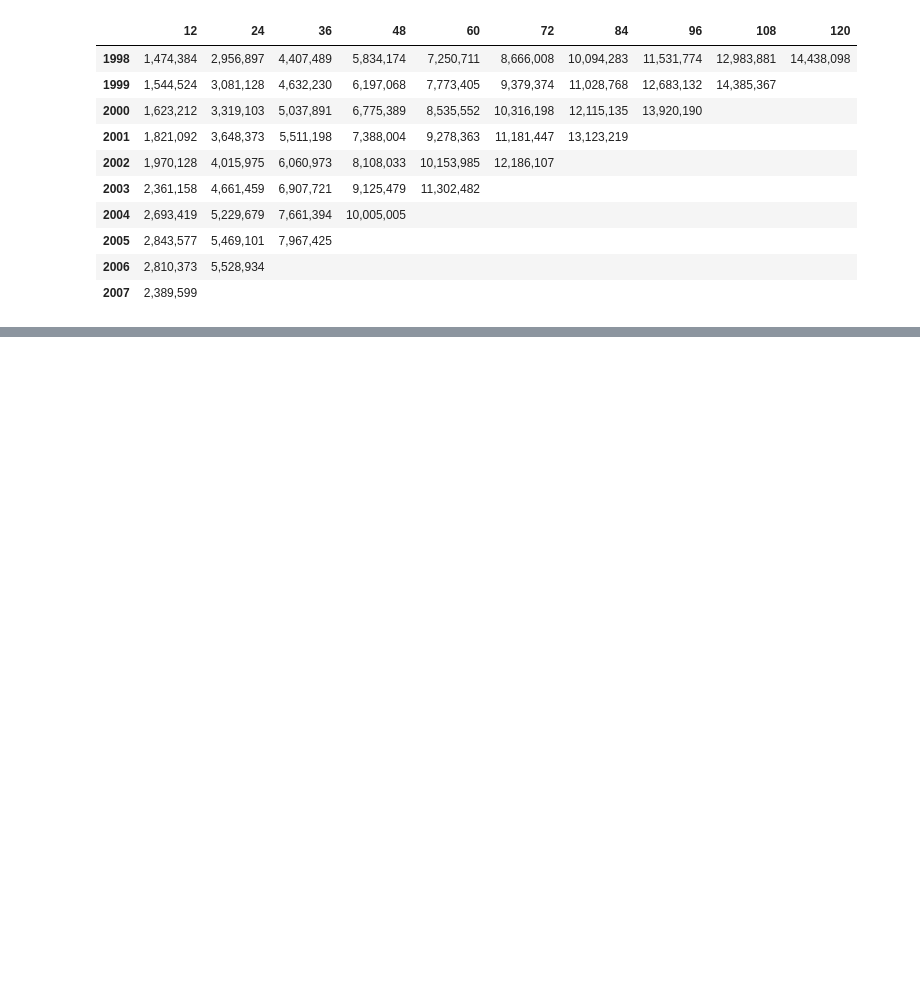
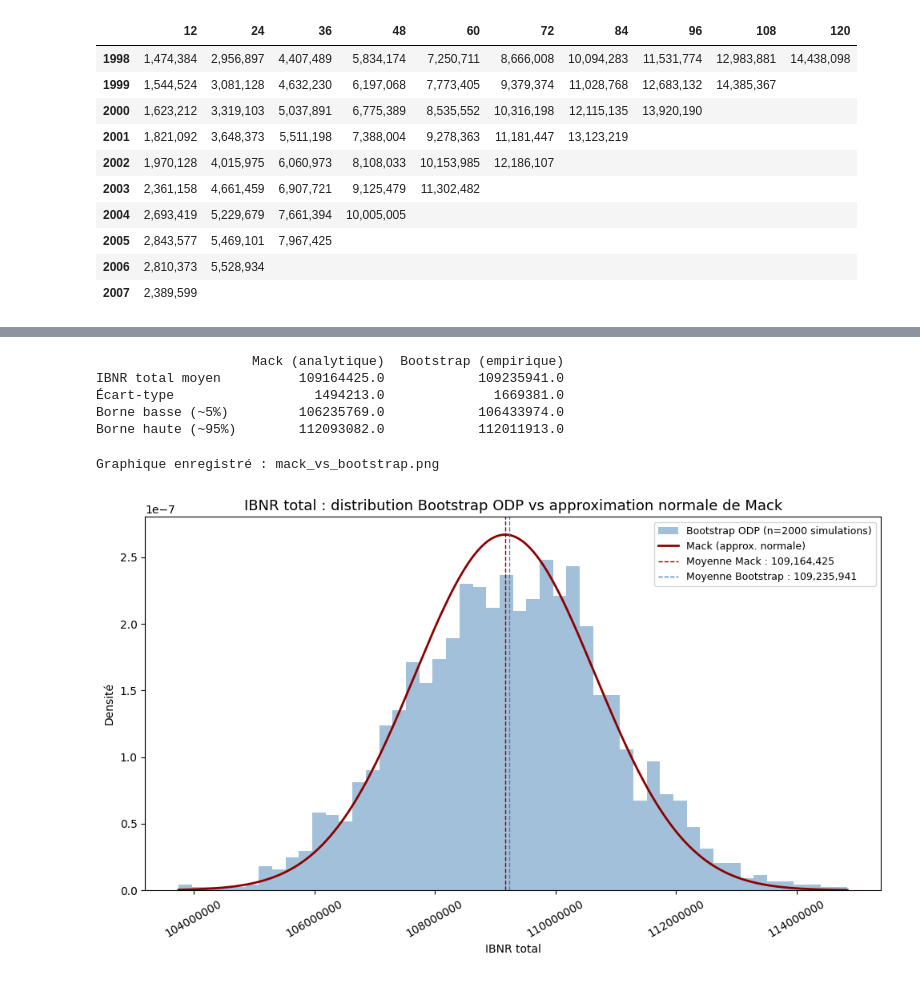
Before and after one commit to mahoutin2004/provisionnement_assurance_non_vie, a Jupyter notebook: notebook.ipynb, the cells around one changed output, grey strips where cells are left out. Cells and saved outputs as stored; diff of their text form; code cells hidden in the pictures; blank space fills up the shorter version.

```diff
--- a/notebook.ipynb
+++ b/notebook.ipynb
@@ -79,8 +71,8 @@ bulk_data
 # %%
 # Sommes des montants sur l'index "GRNAME" et passage à des valeurs cumulatives
 
-data = bulk_data.sum().loc[:, :, "1998":"2007", :120].incr_to_cum().dropna()
-data
+incurredLosses = incurredLosses_data.sum().loc[:, :, "1998":"2007", :120].incr_to_cum().dropna()
+incurredLosses
 # %% [output]
 |  | 12 | 24 | 36 | 48 | 60 | 72 | 84 | 96 | 108 | 120 |
 | 1998 | 1,474,384 | 2,956,897 | 4,407,489 | 5,834,174 | 7,250,711 | 8,666,008 | 10,094,283 | 11,531,774 | 12,983,881 | 14,438,098 |
@@ -95,9 +87,8 @@ data
 | 2007 | 2,389,599 | 4,754,680 | 7,065,131 | 9,319,718 | 11,546,546 | 13,762,231 | 15,974,789 | 18,172,772 | 20,365,959 | 22,551,770 |
 # %%
 # Séparation du triangle supérieur (données d'entrainement)
-# Le triangle inférieur servira de données de test pour les méthodes appliquées
 
-triangle_sup = data[data.valuation <= pd.to_datetime('2008-12-31')]
+triangle_sup = incurredLosses[incurredLosses.valuation < pd.to_datetime('2008-12-31')]
 triangle_sup
 # %% [output]
 |  | 12 | 24 | 36 | 48 | 60 | 72 | 84 | 96 | 108 | 120 |
@@ -126,0 +188,60 @@ triangle_sup.link_ratio.heatmap()
+# %%
+# Comparaison des deux méthodes
+
+comparaison = pd.DataFrame({
+    'Mack (analytique)': [ibnr_val, std_val, ic_bas, ic_haut],
+    'Bootstrap (empirique)': [ibnr_dist.values.mean(), ibnr_dist.values.std(), q05, q95],
+}, index=['IBNR total moyen', 'Écart-type', 'Borne basse (~5%)', 'Borne haute (~95%)'])
+
+print(comparaison.round(0))
+# %% [output]
+                    Mack (analytique)  Bootstrap (empirique)
+IBNR total moyen          109164425.0            109235941.0
+Écart-type                  1494213.0              1669381.0
+Borne basse (~5%)         106235769.0            106433974.0
+Borne haute (~95%)        112093082.0            112011913.0
+# %%
+# Visualisation combinée
+
+fig, ax = plt.subplots(figsize=(10, 6))
+
+# Bootstrap : histogramme de la distribution empirique
+ax.hist(
+    ibnr_dist.values.flatten(),
+    bins=50,
+    density=True,
+    alpha=0.5,
+    color='steelblue',
+    label=f'Bootstrap ODP (n={N_SIMS} simulations)'
+)
+
+# Mack : courbe normale théorique (moyenne + écart-type)
+x = np.linspace(
+    min(ibnr_dist.values.min(), ic_bas),
+    max(ibnr_dist.values.max(), ic_haut),
+    500
+)
+pdf_mack = norm.pdf(x, loc=ibnr_val, scale=std_val)
+ax.plot(x, pdf_mack, color='darkred', linewidth=2, label='Mack (approx. normale)')
+
+# Repères verticaux : moyennes des deux méthodes
+ax.axvline(ibnr_val, color='darkred', linestyle='--', linewidth=1,
+           label=f'Moyenne Mack : {ibnr_val:,.0f}')
+ax.axvline(ibnr_dist.values.mean(), color='steelblue', linestyle='--', linewidth=1,
+           label=f'Moyenne Bootstrap : {ibnr_dist.values.mean():,.0f}')
+
+ax.set_title("IBNR total : distribution Bootstrap ODP vs approximation normale de Mack",
+             fontsize=13)
+ax.set_xlabel("IBNR total")
+ax.set_ylabel("Densité")
+ax.legend(loc='upper right', fontsize=9)
+ax.ticklabel_format(style='plain', axis='x')
+plt.xticks(rotation=30)
+plt.tight_layout()
+
+plt.savefig('mack_vs_bootstrap.png', dpi=150)
+print("\nGraphique enregistré : mack_vs_bootstrap.png")
+plt.show()
+# %% [output]
+Graphique enregistré : mack_vs_bootstrap.png
+[figure, added]
```
Also changed, not shown: parts of 20 cells of this notebook, 2 other files.
